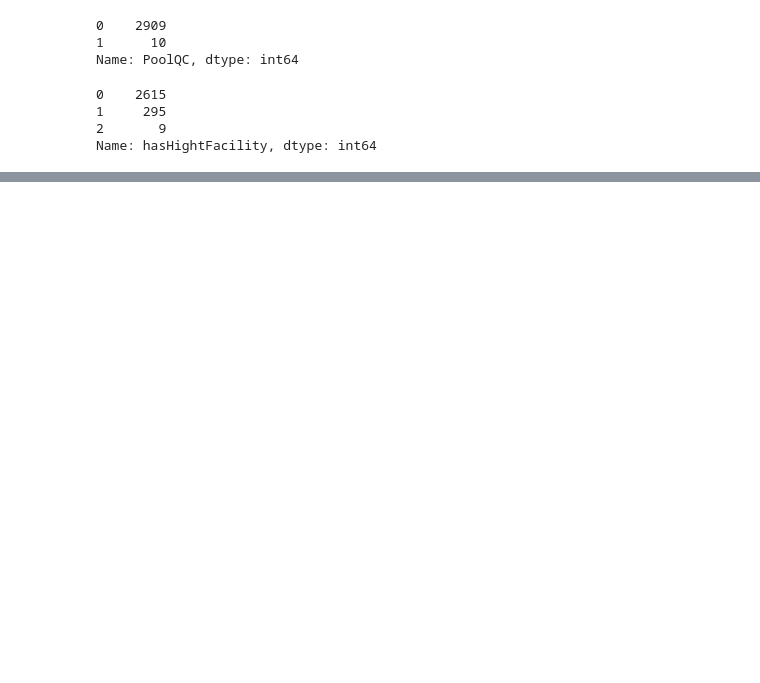
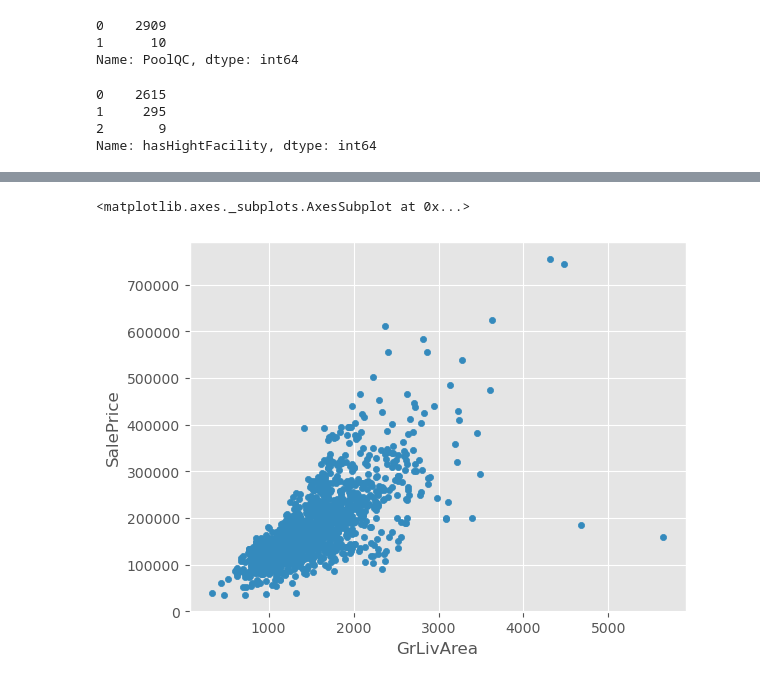
Before and after one commit to freshmea/chungnam_chatbot, a Jupyter notebook: kaggle_book/kaggleHousePrice.ipynb, the cells around one changed output, grey strips where cells are left out. Cells and saved outputs as stored; diff of their text form; code cells hidden in the pictures; blank space fills up the shorter version.

```diff
--- a/kaggle_book/kaggleHousePrice.ipynb
+++ b/kaggle_book/kaggleHousePrice.ipynb
@@ -481,0 +617,5 @@ all_df = all_df.drop(["PoolQC", "MiscFeature", "Alley"], axis=1)
+# %%
+all_df.plot.scatter(x="GrLivArea", y="SalePrice")
+# %% [output]
+<matplotlib.axes._subplots.AxesSubplot at 0x...>
+[figure, added]
```
Also changed, not shown: parts of 51 cells of this notebook, 3 other files.
